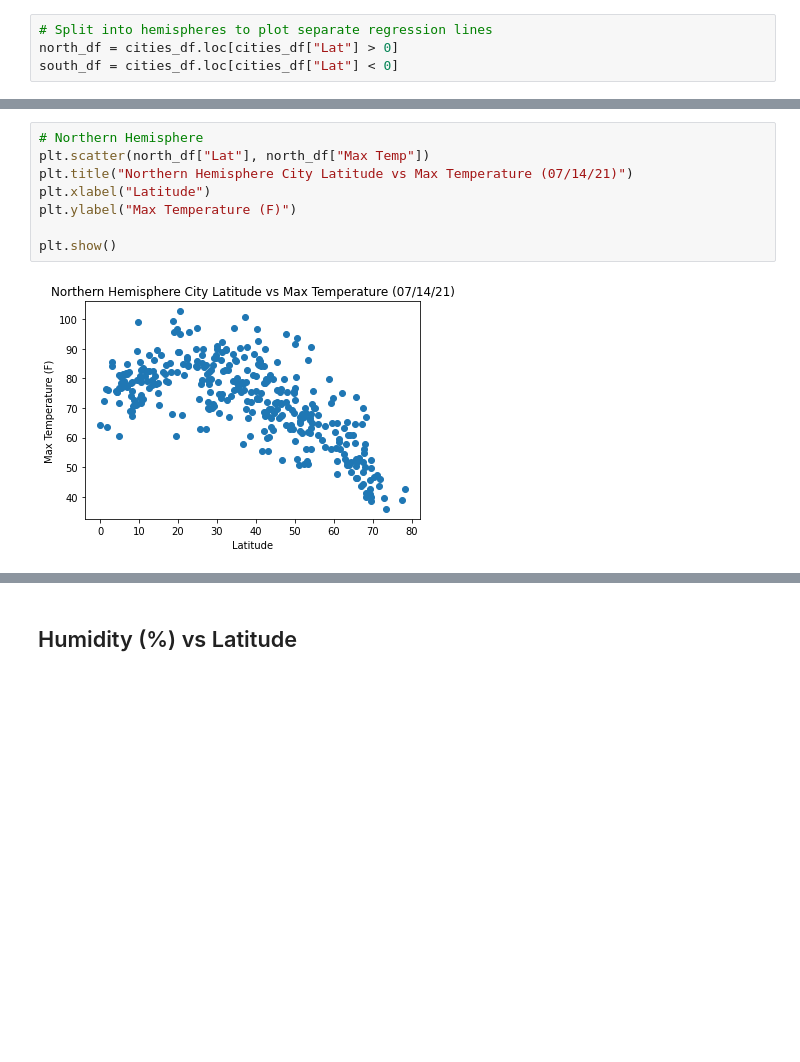
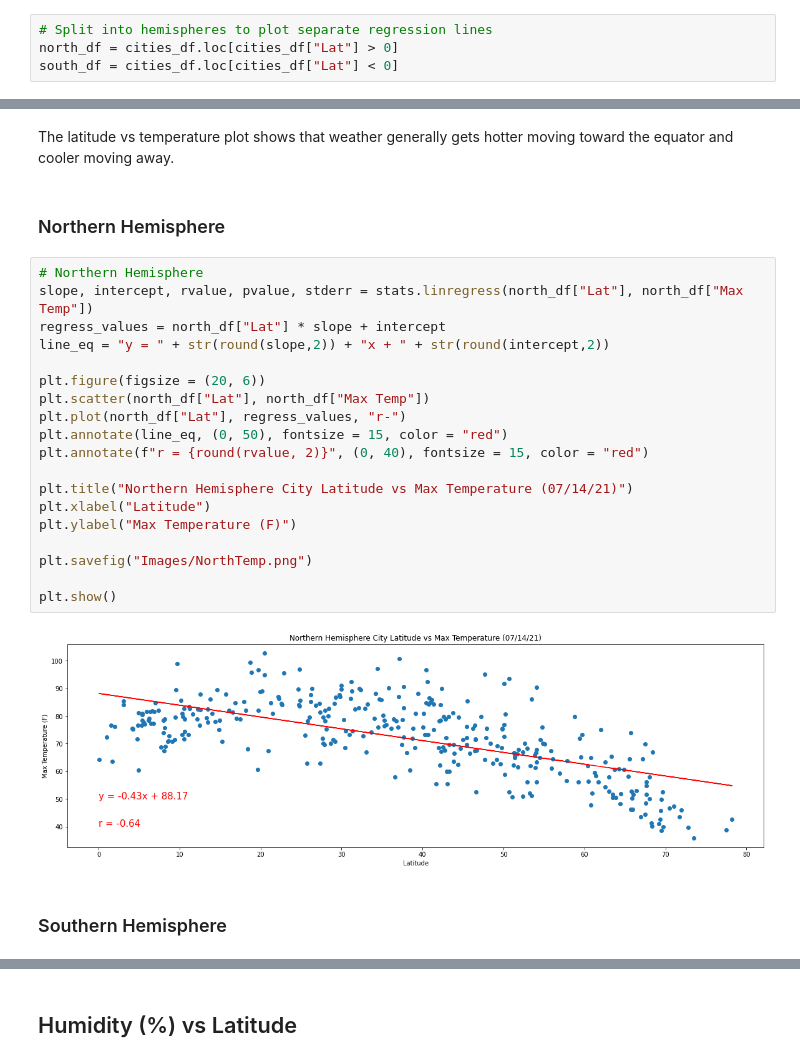
Before and after one commit to mjcarlson628/python-api-challenge, a Jupyter notebook: WeatherPy/WeatherPy.ipynb, the cells around one changed output, grey strips where cells are left out. Drawn from its saved outputs; the diff is of its cells as text; blank space fills up the shorter version.

Commit message:
Humidity plots

```diff
--- a/WeatherPy/WeatherPy.ipynb
+++ b/WeatherPy/WeatherPy.ipynb
@@ -177,15 +181,32 @@ plt.ylabel("Max Temperature (F)")
 plt.show()
 # %% [output]
 [figure]
+# %% [markdown]
+The latitude vs temperature plot shows that weather generally gets hotter moving toward the equator and cooler moving away.
+# %% [markdown]
+### Northern Hemisphere
 # %%
 # Northern Hemisphere
+slope, intercept, rvalue, pvalue, stderr = stats.linregress(north_df["Lat"], north_df["Max Temp"])
+regress_values = north_df["Lat"] * slope + intercept
+line_eq = "y = " + str(round(slope,2)) + "x + " + str(round(intercept,2))
+
+plt.figure(figsize = (20, 6))
 plt.scatter(north_df["Lat"], north_df["Max Temp"])
+plt.plot(north_df["Lat"], regress_values, "r-")
+plt.annotate(line_eq, (0, 50), fontsize = 15, color = "red")
+plt.annotate(f"r = {round(rvalue, 2)}", (0, 40), fontsize = 15, color = "red")
+
 plt.title("Northern Hemisphere City Latitude vs Max Temperature (07/14/21)")
 plt.xlabel("Latitude")
 plt.ylabel("Max Temperature (F)")
 
+plt.savefig("Images/NorthTemp.png")
+
 plt.show()
 # %% [output]
-[figure, old version]
+[figure, new version]
+# %% [markdown]
+### Southern Hemisphere
 # %%
 # Southern Hemisphere
```
Also changed, not shown: parts of 11 cells of this notebook, 6 other files.
